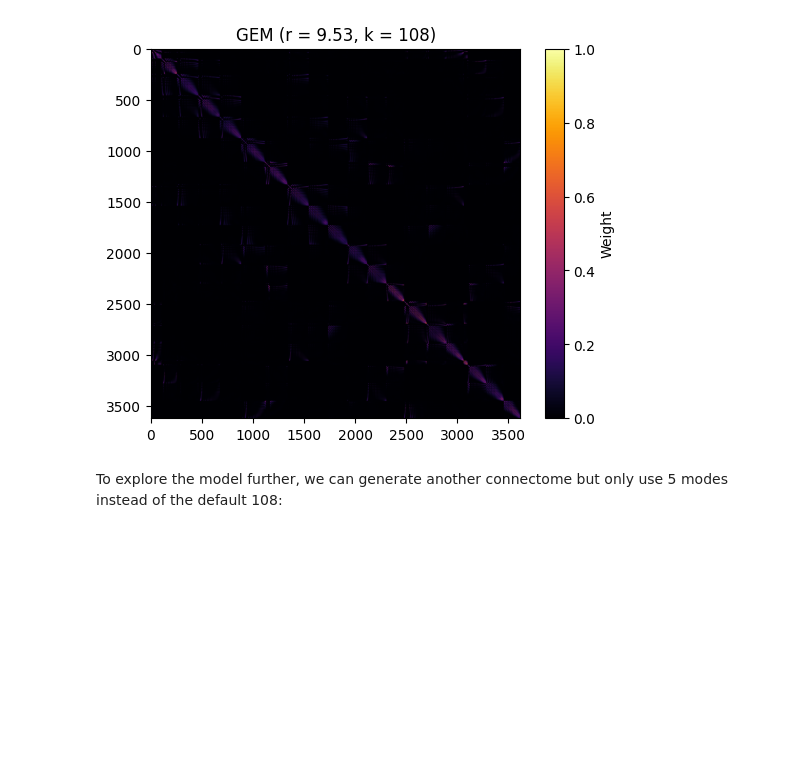
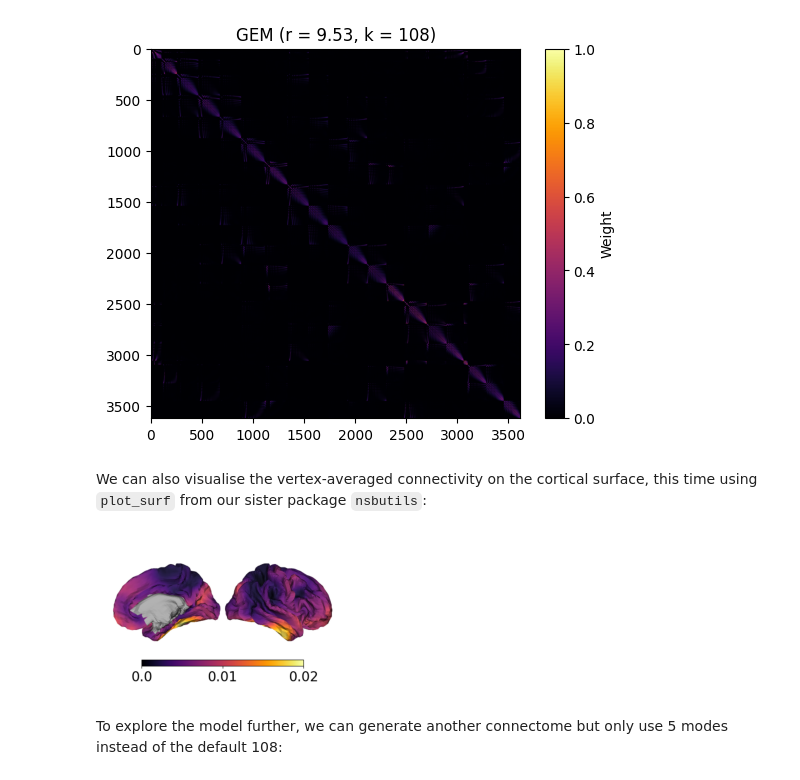
Before and after one commit to NSBLab/neuromodes, a Jupyter notebook: docs/tutorials/GEM.ipynb, the cells around one changed output. Saved outputs shown, nothing was run; the diff lists cells and outputs as text; code cells hidden in the pictures; blank space fills up the shorter version.

```diff
--- a/docs/tutorials/GEM.ipynb
+++ b/docs/tutorials/GEM.ipynb
@@ -42,6 +45,25 @@ plt.title('GEM (r = 9.53, k = 108)')
 plt.show()
 # %% [output]
 [figure]
+# %% [markdown]
+We can also visualise the vertex-averaged connectivity on the cortical surface, this time using
+ `plot_surf` from our sister package `nsbutils`:
+# %%
+# Area-weighted mean of each vertex's connections to all other vertices
+vertex_sc = meanw(G, solver.mass)
+
+# Path to surface
+rh_surfpath = files('neuromodes.data') / 'sp-human_tpl-fsLR_den-4k_hemi-R_midthickness.surf.gii'
+
+with as_file(rh_surfpath) as rh_surfpath:
+    plot_surf(
+        rh_surfpath,
+        solver.unmask_data(vertex_sc),
+        cmap='inferno',
+        cbar=True
+    )
+# %% [output]
+[figure, added]
 # %% [markdown]
 To explore the model further, we can generate another connectome but only use 5 modes instead of the default 108:
 # %%
```
Also changed, not shown: parts of 7 cells of this notebook, 31 other files.
